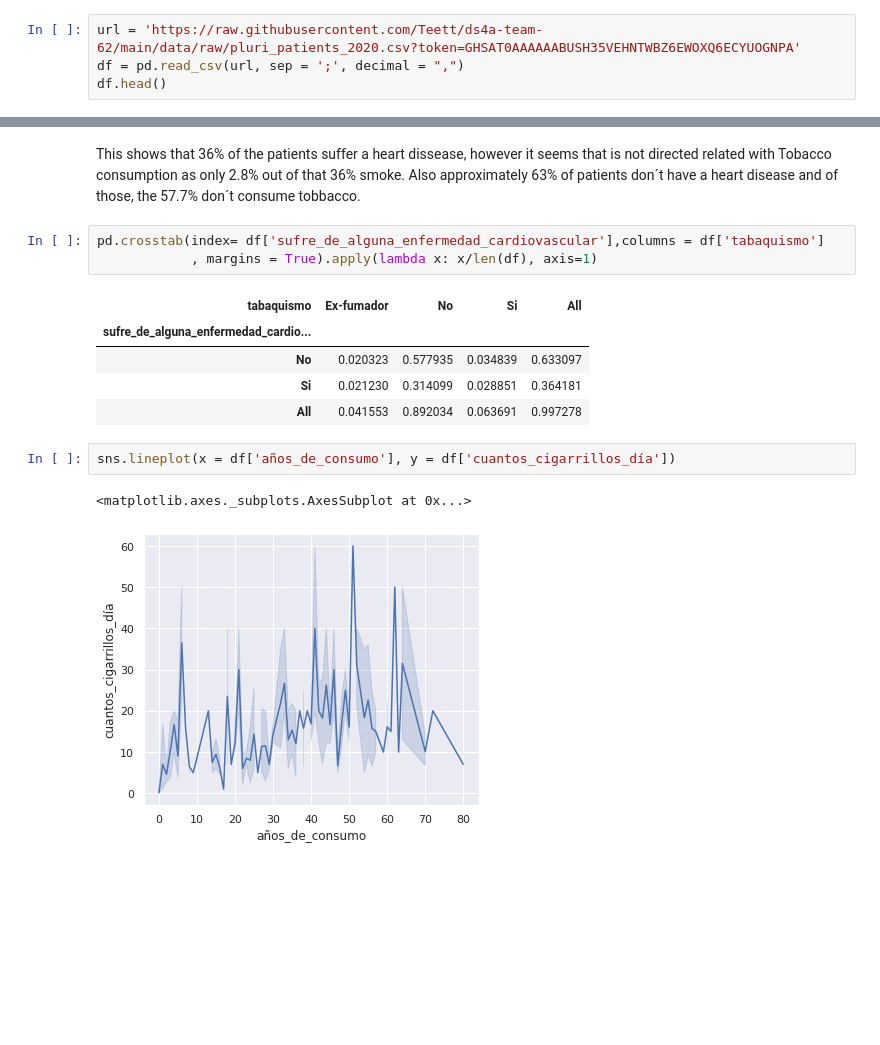
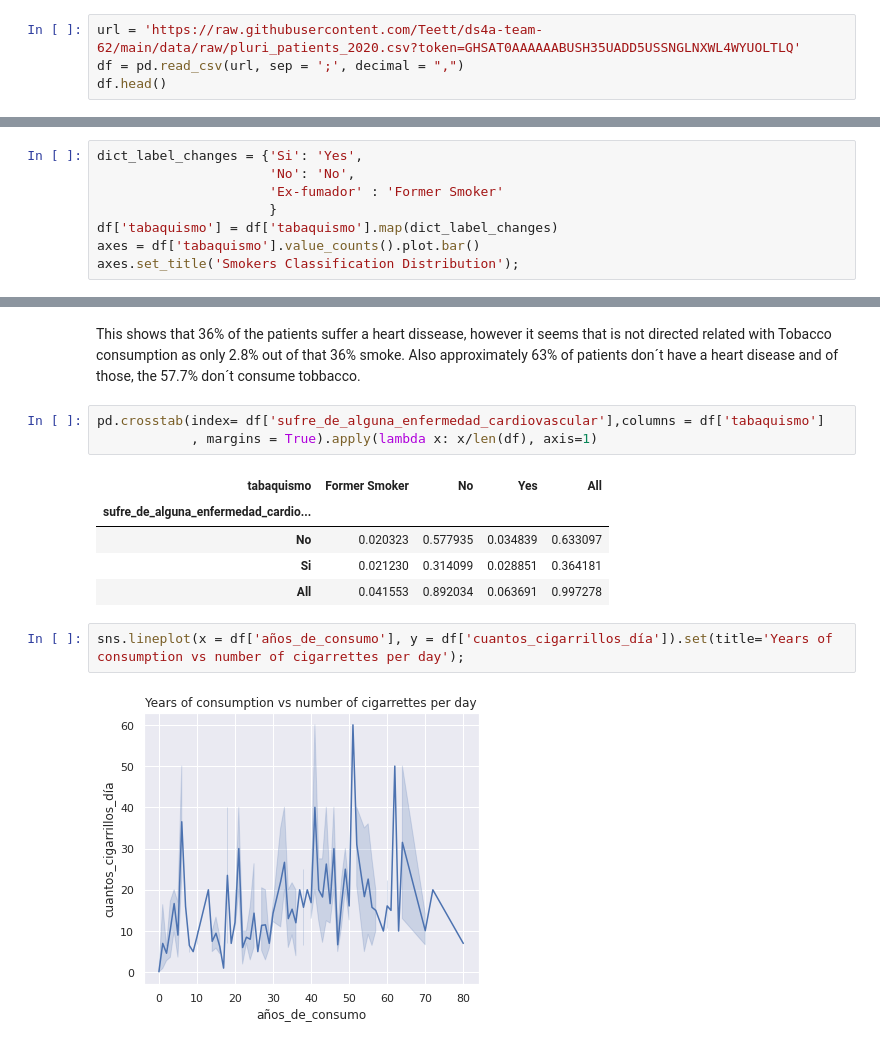
Before and after one commit to Teett/ds4a-team-62, a Jupyter notebook: notebooks/EDA_Proyect_Resultados_Consulta.ipynb, the cells around one changed output, grey strips where cells are left out. Cells and saved outputs as stored; diff of their text form; blank space fills up the shorter version.

```diff
--- a/notebooks/EDA_Proyect_Resultados_Consulta.ipynb
+++ b/notebooks/EDA_Proyect_Resultados_Consulta.ipynb
@@ -10,7 +10,7 @@ sns.set(rc={'figure.figsize':(6,5)})
 # %% [markdown]
 We noticed some of the fields taken from the source had a decimal separator with ",". The way Pandas works it interpret the "." as decimal separators instead of ",", and that´s why we need to tell the pd.read_csv to take the decimals with "," to transform it into a format readable for Pandas
 # %%
-url = 'https://raw.githubusercontent.com/Teett/ds4a-team-62/main/data/raw/pluri_patients_2020.csv?token=GHSAT0AAAAAABUSH35VEHNTWBZ6EWOXQ6ECYUOGNPA'
+url = 'https://raw.githubusercontent.com/Teett/ds4a-team-62/main/data/raw/pluri_patients_2020.csv?token=GHSAT0AAAAAABUSH35UADD5USSNGLNXWL4WYUOLTLQ'
 df = pd.read_csv(url, sep = ';', decimal = ",")
 df.head()
 # %% [output]
@@ -523,0 +579,8 @@ df['tabaquismo'].value_counts().plot.bar();
+# %%
+dict_label_changes = {'Si': 'Yes',
+                      'No': 'No',
+                      'Ex-fumador' : 'Former Smoker'
+                      }
+df['tabaquismo'] = df['tabaquismo'].map(dict_label_changes)
+axes = df['tabaquismo'].value_counts().plot.bar()
+axes.set_title('Smokers Classification Distribution');
@@ -527,13 +592,12 @@ This shows that 36% of the patients suffer a heart dissease, however it seems th
 pd.crosstab(index= df['sufre_de_alguna_enfermedad_cardiovascular'],columns = df['tabaquismo']
             , margins = True).apply(lambda x: x/len(df), axis=1)
 # %% [output]
-| tabaquismo | Ex-fumador | No | Si | All |
+| tabaquismo | Former Smoker | No | Yes | All |
 | sufre_de_alguna_enfermedad_cardio... |  |  |  |  |
 | No | 0.020323 | 0.577935 | 0.034839 | 0.633097 |
 | Si | 0.021230 | 0.314099 | 0.028851 | 0.364181 |
 | All | 0.041553 | 0.892034 | 0.063691 | 0.997278 |
 # %%
-sns.lineplot(x = df['años_de_consumo'], y = df['cuantos_cigarrillos_día'])
+sns.lineplot(x = df['años_de_consumo'], y = df['cuantos_cigarrillos_día']).set(title='Years of consumption vs number of cigarrettes per day');
 # %% [output]
-<matplotlib.axes._subplots.AxesSubplot at 0x...>
-[figure, old version]
+[figure, new version]
```
Also changed, not shown: parts of 10 cells of this notebook.
